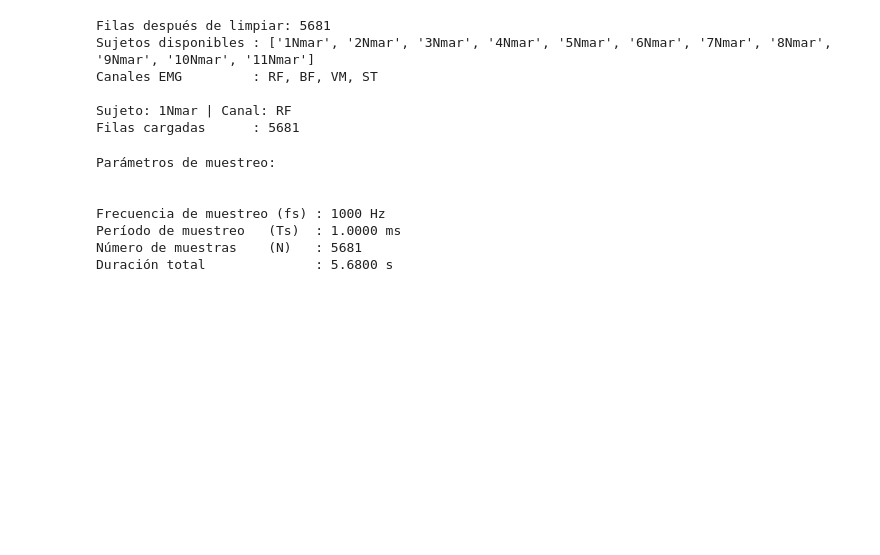
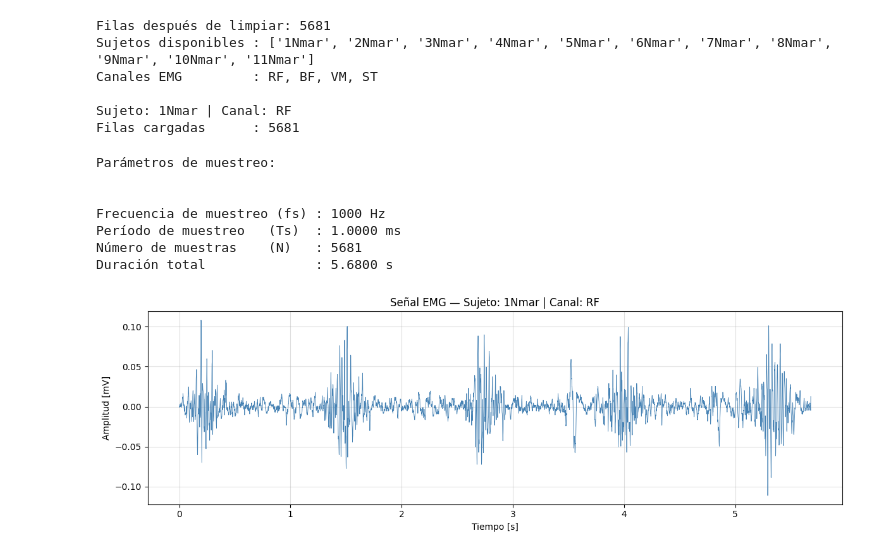
Before and after one commit to bastian-caris/EMG-Signal-Processing, a Jupyter notebook: Scripts/EMG_analisis.ipynb, the cells around one changed output. Cells and saved outputs as stored; diff of their text form; code cells hidden in the pictures; blank space fills up the shorter version.

Commit message:
3. Graficar la señal en el dominio del tiempo con unidades correctas.

```diff
--- a/Scripts/EMG_analisis.ipynb
+++ b/Scripts/EMG_analisis.ipynb
@@ -81,3 +81,18 @@ Frecuencia de muestreo (fs) : 1000 Hz
 Período de muestreo   (Ts)  : 1.0000 ms
 Número de muestras    (N)   : 5681
 Duración total              : 5.6800 s
+# %%
+# 3. Graficar la señal en el dominio del tiempo con unidades correctas.
+
+plt.figure(figsize=(12, 4))
+plt.plot(t, emg, linewidth=0.6, color='steelblue')
+plt.title(f"Señal EMG — Sujeto: {SUJETO} | Canal: {CANAL}")
+plt.xlabel("Tiempo [s]")
+plt.ylabel("Amplitud [mV]")
+plt.grid(True, alpha=0.4)
+plt.tight_layout()
+os.makedirs("figures", exist_ok=True) # Por comodidad se crea la carpeta "figures" para guardar las figuras generadas.
+plt.savefig("figures/emg_RF_1Nmar_temporal.png", dpi=300)
+plt.show()
+# %% [output]
+[figure, added]
```
Also changed, not shown: 2 other files.
